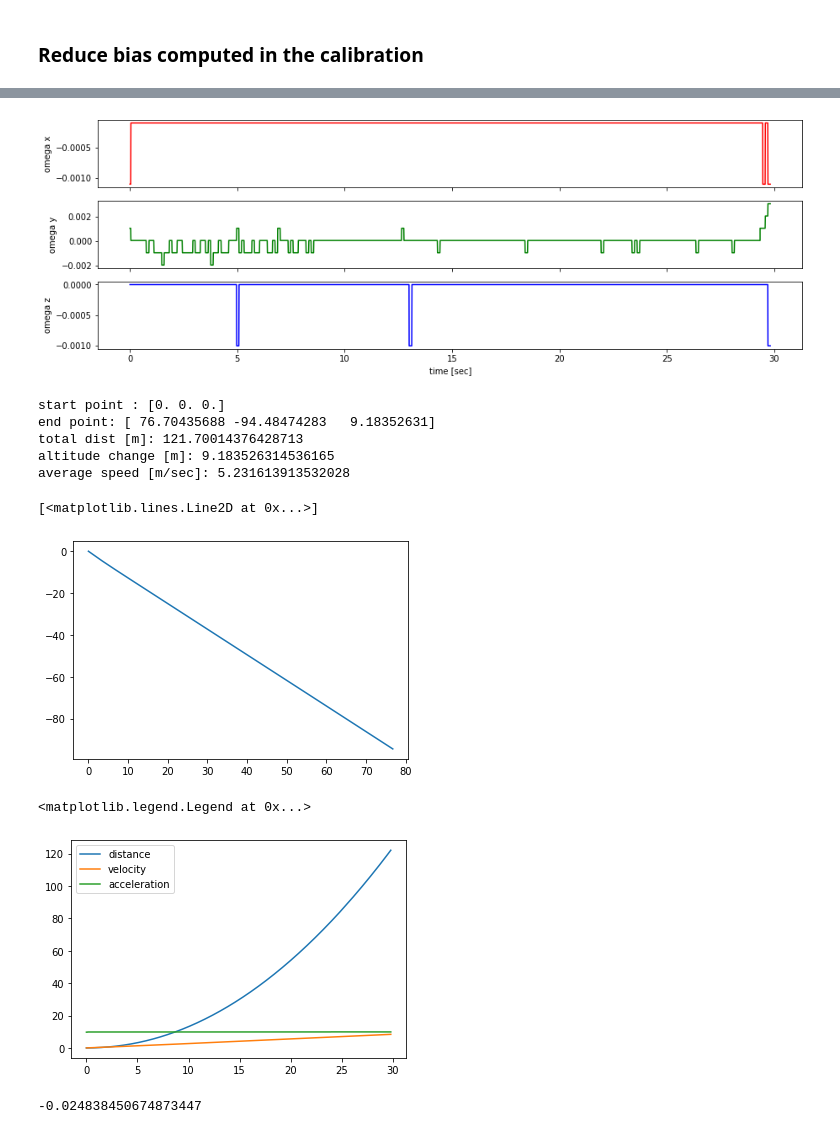
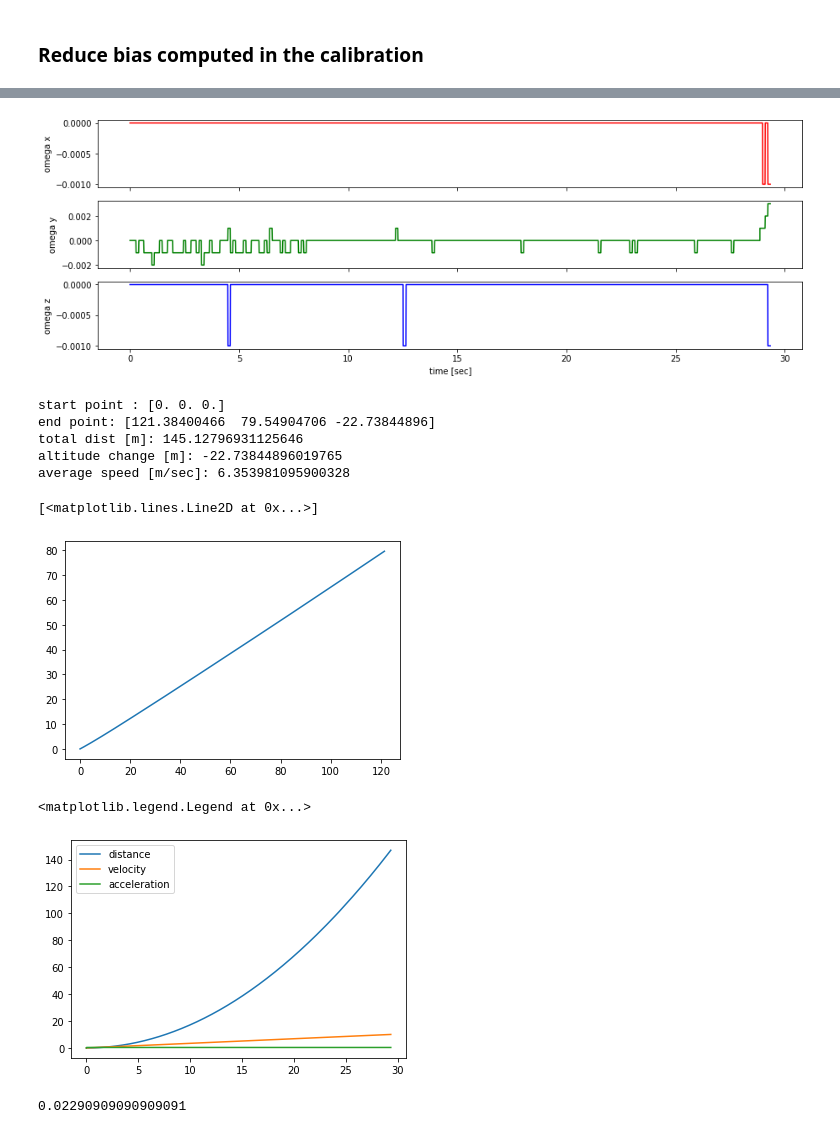
Before and after one commit to orenltr/Inertial-Navigation, a Jupyter notebook: Navigation_Eq.ipynb, the cells around one changed output, grey strips where cells are left out. Saved outputs shown, nothing was run; the diff lists cells and outputs as text; code cells hidden in the pictures.

Commit message:
numeric problem fixed

```diff
--- a/Navigation_Eq.ipynb
+++ b/Navigation_Eq.ipynb
@@ -109,8 +124,8 @@ gyro_1['time'] = (gyro_1['time']-gyro_1.loc[0,'time'])*(1e-3)
 ### Reduce bias computed in the calibration
 # %%
 # bais
-acc_1.iloc[:,1:4] = acc_1.iloc[:,1:4]-ba
-gyro_1.iloc[:,1:4] = gyro_1.iloc[:,1:4]-bg
+acc_1.iloc[:,1:4] = acc_1.iloc[:,1:4]#-ba
+gyro_1.iloc[:,1:4] = gyro_1.iloc[:,1:4]#-bg
 
 acc_1.head()
 # %% [output]
@@ -147,7 +174,7 @@ axs[2].set_xlabel('time [sec]')
 
 plt.show()
 # %% [output]
-[figure, old version]
+[figure, new version]
 # %%
 def vector2anti_Sim(v):
     return np.array([[0,-v[2],v[1]],[v[2],0,-v[0]],[-v[1],v[0],0]])
@@ -169,7 +196,7 @@ fz = acc_1.loc[:10,'az'].mean()
 roll_0 = np.arctan2(-fy, -fz)
 pitch_0 = np.arctan2(-fx, np.sqrt(fz**2 + fy**2))
 # from compass
-yaw_0 = np.deg2rad(0)
+yaw_0 = np.deg2rad(230)
 
 # from google map
 lat_0 = np.deg2rad(32.780724)
@@ -206,14 +233,18 @@ Attitude = [tb_n_0]
 epsilon = 10**(-6)
 dist = [0]
 Velocity_size = [0]
+Acceleration_size =[0]
 for i in range(n-1):
 
-    if dt[i] == 0:
+    if dt[i] == 0: # for numeric reason
         dt[i] += epsilon
+
 
     # calculate next Tb_n
     sigma_x = dt[i] * vector2anti_Sim(gyro_1.iloc[i,1:4])
     sigma = np.sqrt(sigma_x[0,1]**2 + sigma_x[0,2]**2 + sigma_x[1,2]**2)
+    if sigma == 0: # for numeric reason
+        sigma = sigma + epsilon
     tb_n = tb_n_0.dot(np.identity(3) + (sin(sigma)/sigma)*sigma_x + ((1-cos(sigma))/sigma**2)*np.dot(sigma_x, sigma_x))
 
     Attitude.append(tb_n)
@@ -231,6 +262,7 @@ for i in range(n-1):
     f_b = acc_1.iloc[i,1:4][:, np.newaxis]
     # simplify
     v_dot = np.dot(tb_n, f_b) + gn
+    Acceleration_size.append(norm(v_dot)) # accumulating acceleration magnitude
 
     # calculate next V
     v = v_0 + dt[i]*v_dot
@@ -274,30 +306,31 @@ print('altitude change [m]:', deltaH)
 print('average speed [m/sec]:', np.average(V_norm))
 # %% [output]
 start point : [0. 0. 0.]
-end point: [ 76.70435688 -94.48474283   9.18352631]
-total dist [m]: 121.70014376428713
-altitude change [m]: 9.183526314536165
-average speed [m/sec]: 5.231613913532028
+end point: [121.38400466  79.54904706 -22.73844896]
+total dist [m]: 145.12796931125646
+altitude change [m]: -22.73844896019765
+average speed [m/sec]: 6.353981095900328
 # %%
 plt.figure()
 plt.plot(Pose[:,0],Pose[:,1])
 # %% [output]
 [<matplotlib.lines.Line2D at 0x...>]
-[figure, old version]
+[figure, new version]
 # %%
 dist = np.asarray(dist)
 Velocity_size = np.asarray(Velocity_size)
+Acceleration_size = np.asarray(Acceleration_size)
 plt.figure()
 plt.plot(acc_1['time'],dist)
 plt.plot(acc_1['time'],Velocity_size)
-plt.plot(acc_1['time'],(acc_1['magnitude']))
+plt.plot(acc_1['time'],Acceleration_size)
 
 plt.legend(['distance','velocity','acceleration'])
 # %% [output]
 <matplotlib.legend.Legend at 0x...>
-[figure, old version]
+[figure, new version]
 # %%
 fx = acc_1.loc[:10,'ax'].mean()
 fx
 # %% [output]
--0.024838450674873447
+0.02290909090909091
```
Also changed, not shown: parts of 7 cells of this notebook, 1 other file.
